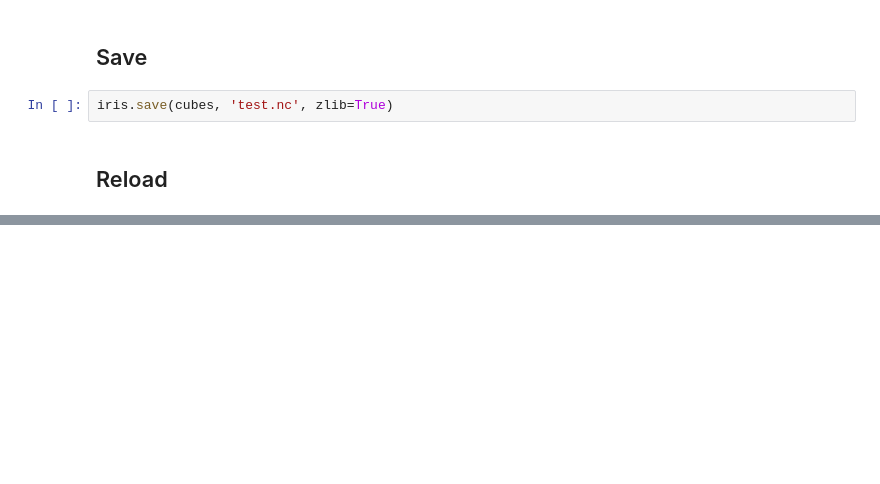
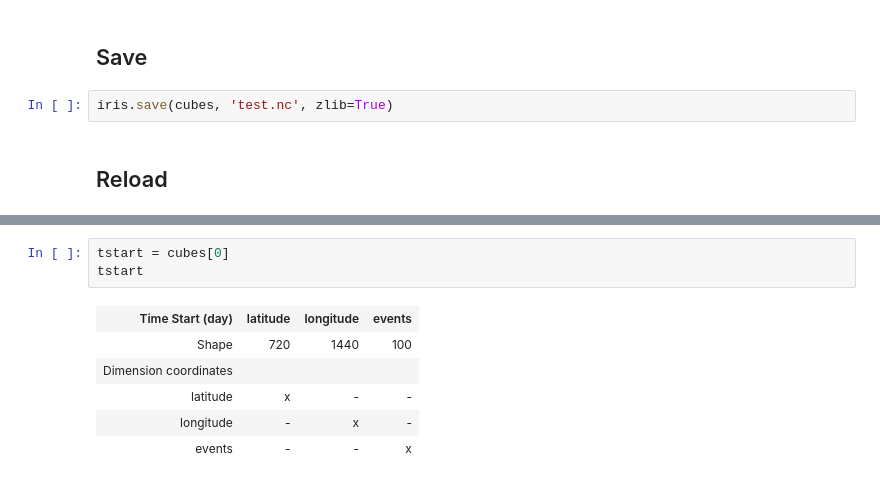
Before and after one commit to profxj/mhw_analysis, a Jupyter notebook: doc/nb/Build_MHWs.ipynb, the cells around one changed output, grey strips where cells are left out. Drawn from its saved outputs; the diff is of its cells as text; blank space fills up the shorter version.

```diff
--- a/doc/nb/Build_MHWs.ipynb
+++ b/doc/nb/Build_MHWs.ipynb
@@ -399,2 +410,12 @@ cubes2
 | Attributes |  |  |  |
 | Conventions | CF-1.7 |  |  |
+# %%
+tstart = cubes[0]
+tstart
+# %% [output]
+| Time Start (day) | latitude | longitude | events |
+| Shape | 720 | 1440 | 100 |
+| Dimension coordinates |  |  |  |
+| latitude | x | - | - |
+| longitude | - | x | - |
+| events | - | - | x |
```
Also changed, not shown: parts of 9 cells of this notebook.
